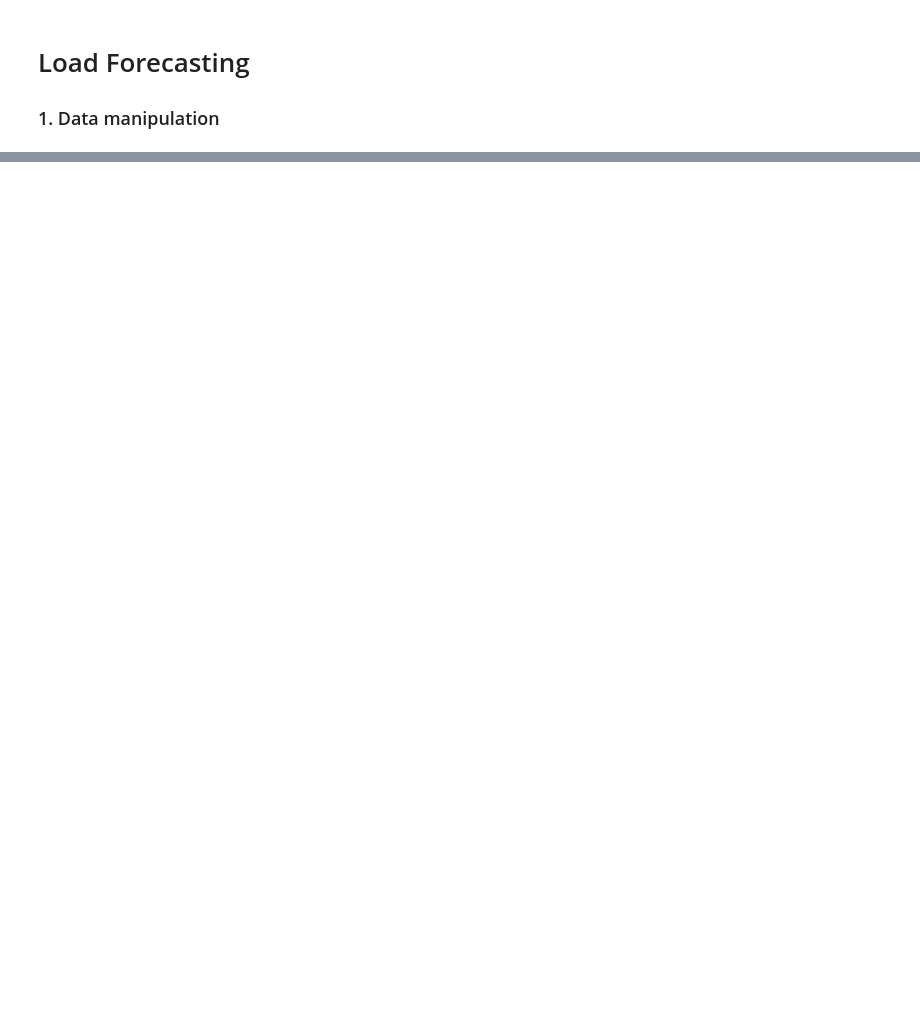
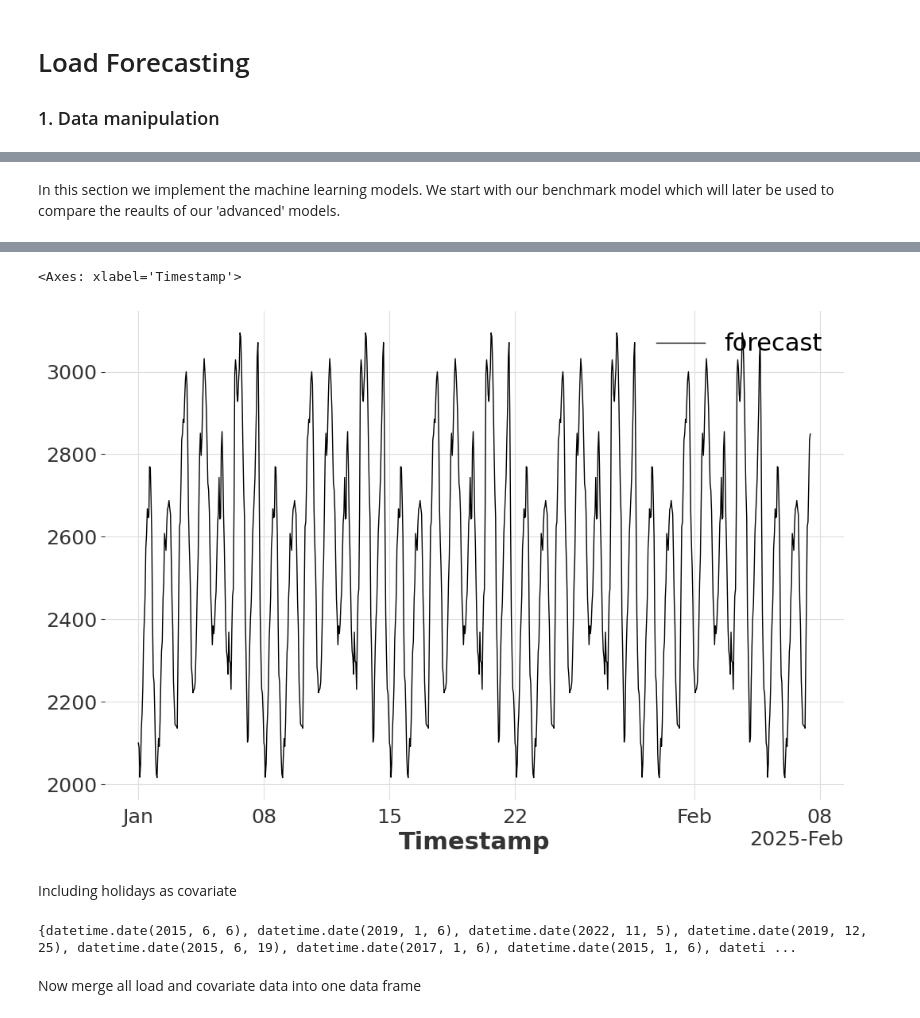
Before and after one commit to fk1603/Load-Forecasting, a Jupyter notebook: main.ipynb, the cells around one changed output, grey strips where cells are left out. Cells and saved outputs as stored; diff of their text form; code cells hidden in the pictures; blank space fills up the shorter version.

```diff
--- a/main.ipynb
+++ b/main.ipynb
@@ -6,6 +8,9 @@ import os
 import numpy as np
 import pandas as pd
 import matplotlib.pyplot as plt
+
+plt.rcParams['figure.figsize'] = [12, 8]
+plt.rcParams.update({'font.size': 22})
 # %%
 # Read processed load data
 base_dir = os.getcwd()
@@ -37,0 +41,31 @@ print(avg_temp_data.head())
+# %% [markdown]
+In this section we implement the machine learning models. We start with our benchmark model which will later be used to compare the reaults of our 'advanced' models.
+# %%
+from darts.models import NaiveSeasonal
+from darts import TimeSeries
+
+#filepath = os.path.join("LoadData", "total_loadUTC_data.csv")
+#data = pd.read_csv(filepath)
+#data = pd.read_csv(filepath)
+
+# Extract start timestamp (from "01.01.2015 00:00 - 01.01.2015 01:00")
+load_data['Timestamp'] = pd.to_datetime(
+    load_data['Time (UTC)'].str.split(' - ').str[0],
+    format='%d.%m.%Y %H:%M'
+)
+
+# Set timestamp as index
+load_data.set_index('Timestamp', inplace=True)
+
+# Select one target column only (univariate series)
+forecast_data = load_data['Actual Total Load [MW] - BZN|SE4']
+
+# Create TimeSeries object
+series = TimeSeries.from_series(forecast_data)
+
+model = NaiveSeasonal(K=168) # weekly seasonality
+model.fit(series)
+pred = model.predict(900) # change this to number of hours to be plotted
+print(pred.pd_dataframe())
+pred.plot(label="forecast", lw=1)
+# %% [output]
@@ -37,0 +88,20 @@ print(avg_temp_data.head())
+<Axes: xlabel='Timestamp'>
+[figure, added]
+# %% [markdown]
+Including holidays as covariate
+# %%
+import holidays
+
+years = np.arange(2015, 2025)
+
+raw_holidays = []
+for date, name in sorted(holidays.Sweden(years=years).items()):
+    if not name == "Söndag":
+        raw_holidays.append(date)
+        #print(date, name)
+holiday_dates = set(raw_holidays)
+print(holiday_dates)
+# %% [output]
+{datetime.date(2015, 6, 6), datetime.date(2019, 1, 6), datetime.date(2022, 11, 5), datetime.date(2019, 12, 25), datetime.date(2015, 6, 19), datetime.date(2017, 1, 6), datetime.date(2015, 1, 6), dateti ...
+# %% [markdown]
+Now merge all load and covariate data into one data frame
```
Also changed, not shown: parts of 8 cells of this notebook, 8 other files.
